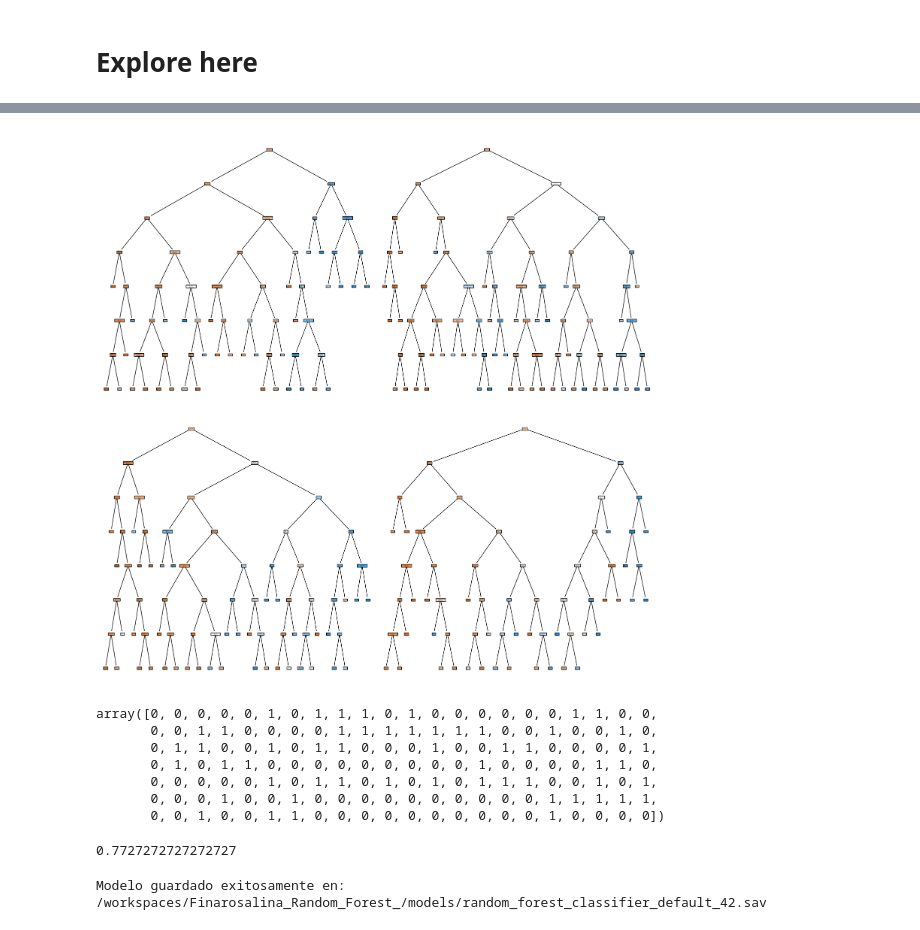
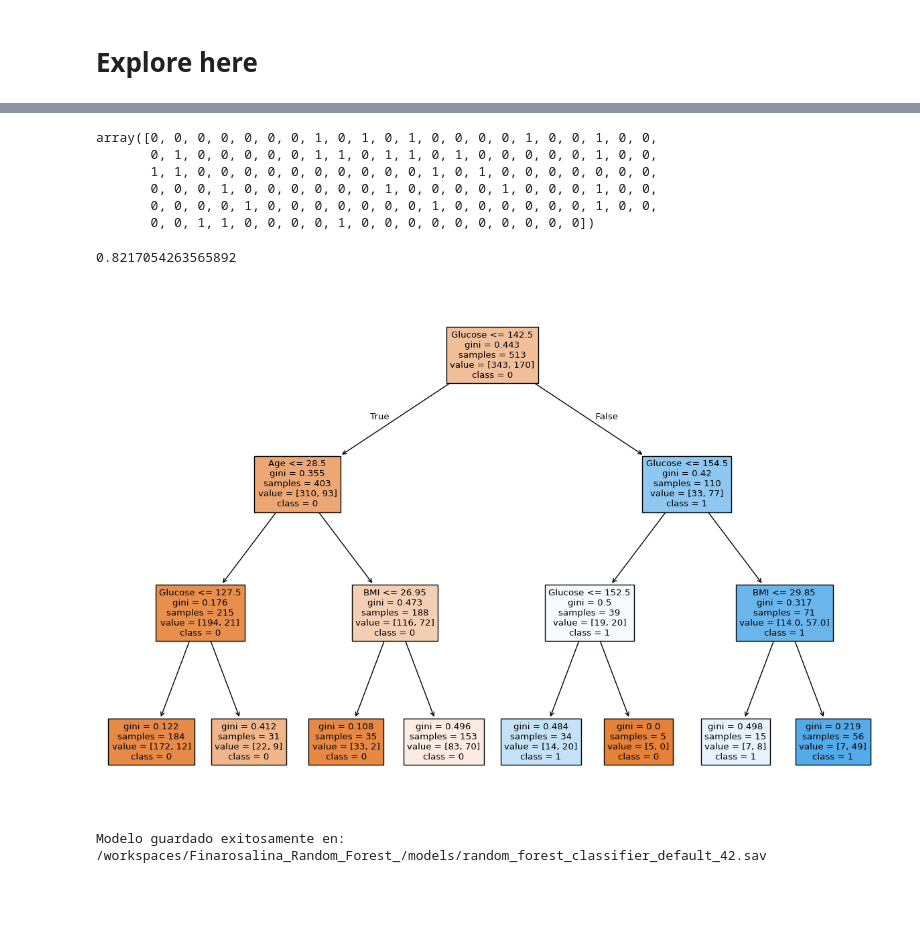
Before and after one commit to 4GeeksAcademy/Finarosalina_Random_Forest_, a Jupyter notebook: src/explore.ipynb, the cells around one changed output, grey strips where cells are left out. Cells and saved outputs as stored; diff of their text form; code cells hidden in the pictures; blank space fills up the shorter version.

```diff
--- a/src/explore.ipynb
+++ b/src/explore.ipynb
@@ -49,0 +14,7 @@ X_train.to_csv("/workspaces/Finarosalina_Random_Forest_/data/processed/X_train_d
+# %%
+base_url = "https://raw.githubusercontent.com/4GeeksAcademy/Finarosalina_diabetes_machine-learning-py-template/main/data/processed/"
+
+X_train2 = pd.read_csv(base_url + "X_train2.csv")
+X_test2 = pd.read_csv(base_url + "X_test2.csv")
+y_train2 = pd.read_csv(base_url + "y_train2.csv")
+y_test2 = pd.read_csv(base_url + "y_test2.csv")
@@ -50,6 +51,6 @@ X_train.to_csv("/workspaces/Finarosalina_Random_Forest_/data/processed/X_train_d
 # %%
 from sklearn.ensemble import RandomForestClassifier
 
-model = RandomForestClassifier(n_estimators=150, max_depth=8, min_samples_split=10, min_samples_leaf=5)
-model.fit(X_train, y_train)
+model = RandomForestClassifier(n_estimators=150, max_depth=5, min_samples_split=10, min_samples_leaf=5)
+model.fit(X_train2, y_train2)
 # %% [output]
@@ -57,53 +58,38 @@ RandomForestClassifier(max_depth=8, min_samples_leaf=5, min_samples_split=10,
                        n_estimators=150)
-# %%
-import matplotlib.pyplot as plt
-from sklearn import tree
-
-# Crear figura de 2x2
-fig, axis = plt.subplots(2, 2, figsize=(15, 15))
-
-
-tree.plot_tree(model.estimators_[0], ax=axis[0, 0],
-               feature_names=X_train.columns.tolist(),
-               class_names=["0", "1"],
-               filled=True)
-
-tree.plot_tree(model.estimators_[1], ax=axis[0, 1],
-               feature_names=X_train.columns.tolist(),
-               class_names=["0", "1"],
-               filled=True)
-
-tree.plot_tree(model.estimators_[2], ax=axis[1, 0],
-               feature_names=X_train.columns.tolist(),
-               class_names=["0", "1"],
-               filled=True)
-
-tree.plot_tree(model.estimators_[3], ax=axis[1, 1],
-               feature_names=X_train.columns.tolist(),
-               class_names=["0", "1"],
-               filled=True)
-
-plt.tight_layout()
-plt.show()
-# %% [output]
-[figure, removed]
 # %%
-y_pred = model.predict(X_test)
+y_pred = model.predict(X_test2)
 y_pred
 # %% [output]
-array([0, 0, 0, 0, 0, 1, 0, 1, 1, 1, 0, 1, 0, 0, 0, 0, 0, 0, 1, 1, 0, 0,
-       0, 0, 1, 1, 0, 0, 0, 0, 1, 1, 1, 1, 1, 1, 1, 0, 0, 1, 0, 0, 1, 0,
-       0, 1, 1, 0, 0, 1, 0, 1, 1, 0, 0, 0, 1, 0, 0, 1, 1, 0, 0, 0, 0, 1,
-       0, 1, 0, 1, 1, 0, 0, 0, 0, 0, 0, 0, 0, 0, 1, 0, 0, 0, 0, 1, 1, 0,
-       0, 0, 0, 0, 0, 1, 0, 1, 1, 0, 1, 0, 1, 0, 1, 1, 1, 0, 0, 1, 0, 1,
-       0, 0, 0, 1, 0, 0, 1, 0, 0, 0, 0, 0, 0, 0, 0, 0, 0, 1, 1, 1, 1, 1,
-       0, 0, 1, 0, 0, 1, 1, 0, 0, 0, 0, 0, 0, 0, 0, 0, 0, 1, 0, 0, 0, 0])
+array([0, 0, 0, 0, 0, 0, 0, 1, 0, 1, 0, 1, 0, 0, 0, 0, 1, 0, 0, 1, 0, 0,
+       0, 1, 0, 0, 0, 0, 0, 1, 1, 0, 1, 1, 0, 1, 0, 0, 0, 0, 0, 1, 0, 0,
+       1, 1, 0, 0, 0, 0, 0, 0, 0, 0, 0, 0, 1, 0, 1, 0, 0, 0, 0, 0, 0, 0,
+       0, 0, 0, 1, 0, 0, 0, 0, 0, 0, 1, 0, 0, 0, 0, 1, 0, 0, 0, 1, 0, 0,
+       0, 0, 0, 0, 1, 0, 0, 0, 0, 0, 0, 0, 1, 0, 0, 0, 0, 0, 0, 1, 0, 0,
+       0, 0, 1, 1, 0, 0, 0, 0, 1, 0, 0, 0, 0, 0, 0, 0, 0, 0, 0])
 # %%
 from sklearn.metrics import accuracy_score
 
-accuracy_score(y_test, y_pred)
+accuracy_score(y_test2, y_pred)
 # %% [output]
-0.7727272727272727
+0.8217054263565892
+# %%
+from sklearn.tree import DecisionTreeClassifier
+
+simple_features = ["Glucose", "BMI", "Age"]  # para poder visualizarlo, lo pinto sólo con 3 variables
+X_simple = X_train2[simple_features]
+
+
+simple_tree = DecisionTreeClassifier(max_depth=3, random_state=42)
+simple_tree.fit(X_simple, y_train2)
+
+plt.figure(figsize=(15, 10))
+tree.plot_tree(simple_tree,
+               feature_names=simple_features,
+               class_names=["0", "1"],
+               filled=True)
+plt.show()
+# %% [output]
+[figure, added]
 # %%
 from pickle import dump
 model_filename = "/workspaces/Finarosalina_Random_Forest_/models/random_forest_classifier_default_42.sav"
```
Also changed, not shown: parts of 11 cells of this notebook, 8 other files.
